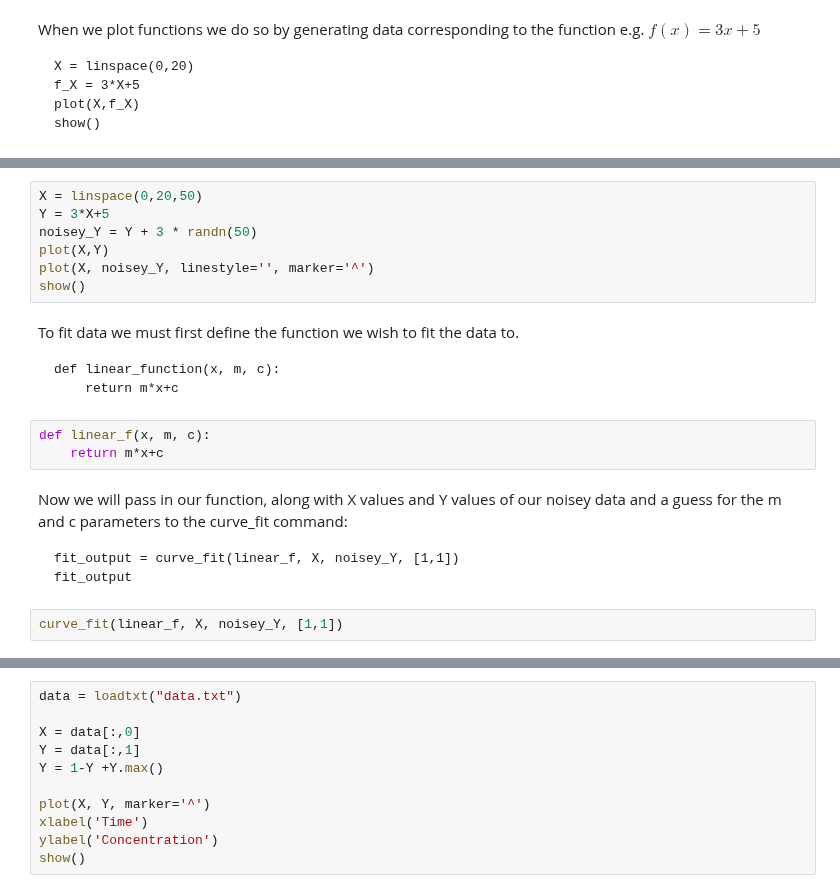
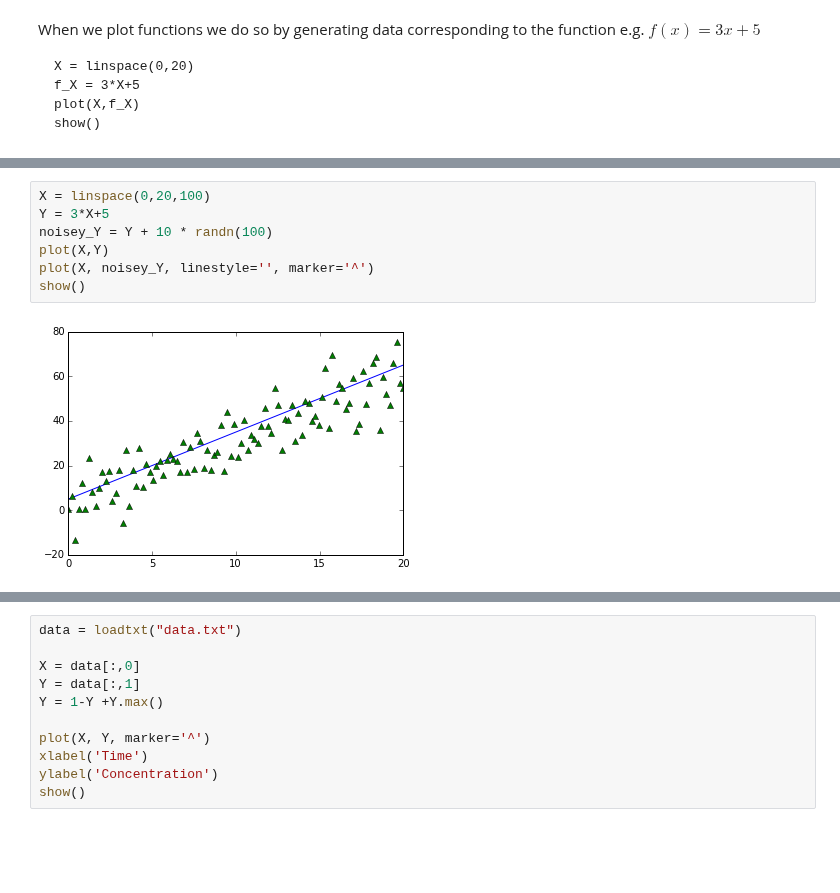
Before and after one commit to Clyde-fare/Imperial_Chem_Python, a Jupyter notebook: C_Y1/workshop2/Workshop 2.ipynb, the cells around one changed output, grey strips where cells are left out. Drawn from its saved outputs; the diff is of its cells as text; blank space fills up the shorter version.

```diff
--- a/C_Y1/workshop2/Workshop 2.ipynb
+++ b/C_Y1/workshop2/Workshop 2.ipynb
@@ -438,24 +506,11 @@ To illustrate this process we will define some linear data and use another pylab
     plot(X, noisey_Y, linestyle='', marker='^')
     show()
 # %%
-X = linspace(0,20,50)
+X = linspace(0,20,100)
 Y = 3*X+5
-noisey_Y = Y + 3 * randn(50)
+noisey_Y = Y + 10 * randn(100)
 plot(X,Y)
 plot(X, noisey_Y, linestyle='', marker='^')
 show()
+# %% [output]
+[figure, added]
-# %% [markdown]
-To fit data we must first define the function we wish to fit the data to.
-
-    def linear_function(x, m, c):
-        return m*x+c
-# %%
-def linear_f(x, m, c):
-    return m*x+c
-# %% [markdown]
-Now we will pass in our function, along with X values and Y values of our noisey data and a guess for the m and c parameters to the curve_fit command:
-
-    fit_output = curve_fit(linear_f, X, noisey_Y, [1,1])
-    fit_output
-# %%
-curve_fit(linear_f, X, noisey_Y, [1,1])
```
Also changed, not shown: parts of 40 cells of this notebook.
